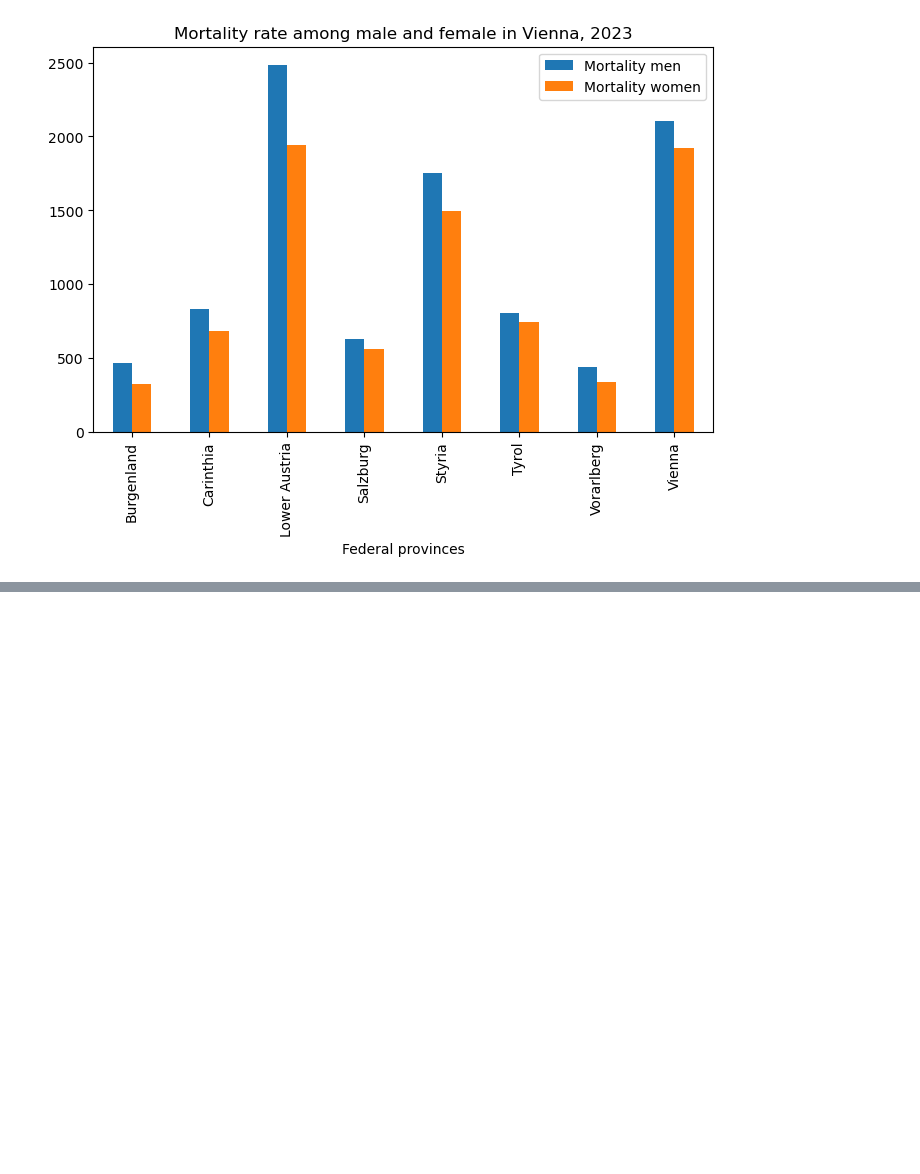
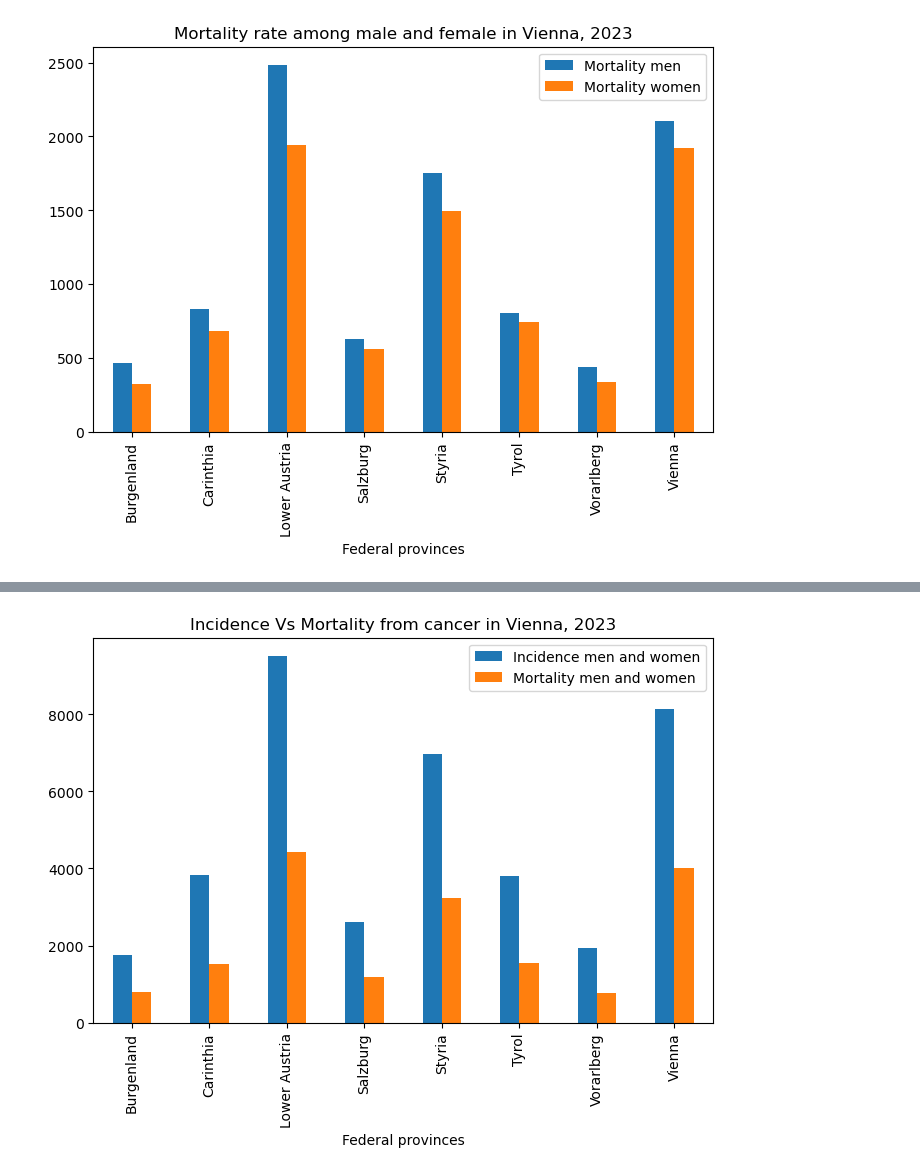
Before and after one commit to alinaiman/cancer_mortality_austria, a Jupyter notebook: code/analysis.ipynb, the cells around one changed output, grey strips where cells are left out. Drawn from its saved outputs; the diff is of its cells as text; code cells hidden in the pictures; blank space fills up the shorter version.

```diff
--- a/code/analysis.ipynb
+++ b/code/analysis.ipynb
@@ -47,0 +62,5 @@ filtered_df.plot(x="Federal provinces", y=["Mortality men", "Mortality women"],
+# %%
+columns_to_keep = ['Federal provinces', 'Incidence men and women', 'Mortality men and women']
+row_to_keep = ['Burgenland', 'Carinthia', 'Lower Austria', 'Upper Austria ', 'Salzburg', 'Styria', 'Tyrol', 'Vorarlberg','Vienna']
+# %%
+filtered_df = raw_df.loc[raw_df['Federal provinces'].isin(row_to_keep), columns_to_keep]
@@ -48,3 +79,7 @@ filtered_df.plot(x="Federal provinces", y=["Mortality men", "Mortality women"],
+# %%
+filtered_df.plot(x="Federal provinces", y=["Incidence men and women", "Mortality men and women"], kind="bar",figsize=(8,5),title="Incidence Vs Mortality from cancer in Vienna, 2023");
+# %% [output]
+[figure, added]
 # %% [markdown]
 ## Key Observations
 
```
Also changed, not shown: parts of 5 cells of this notebook, 3 other files.
